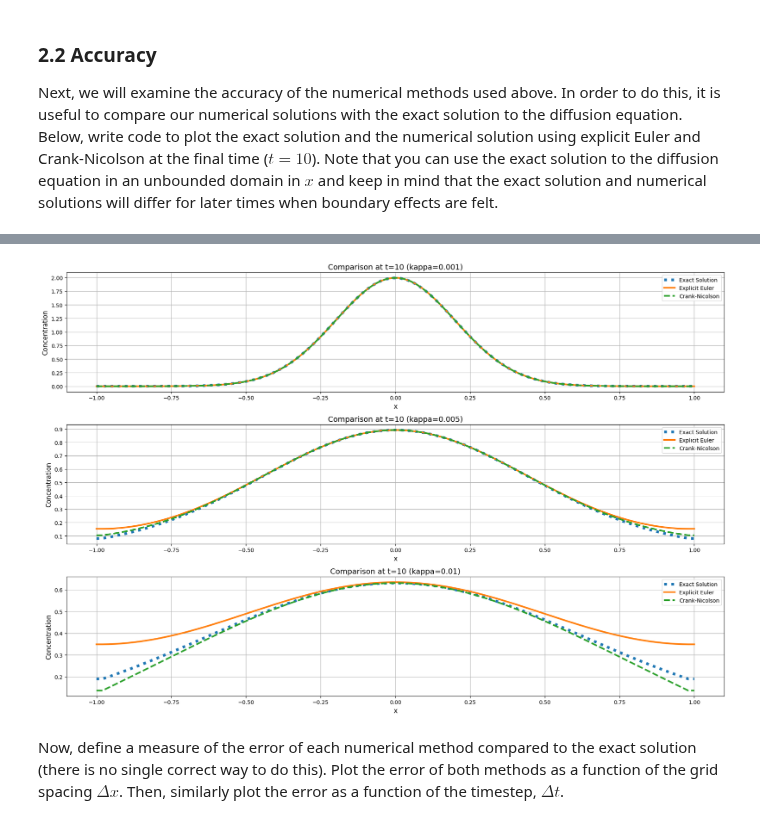
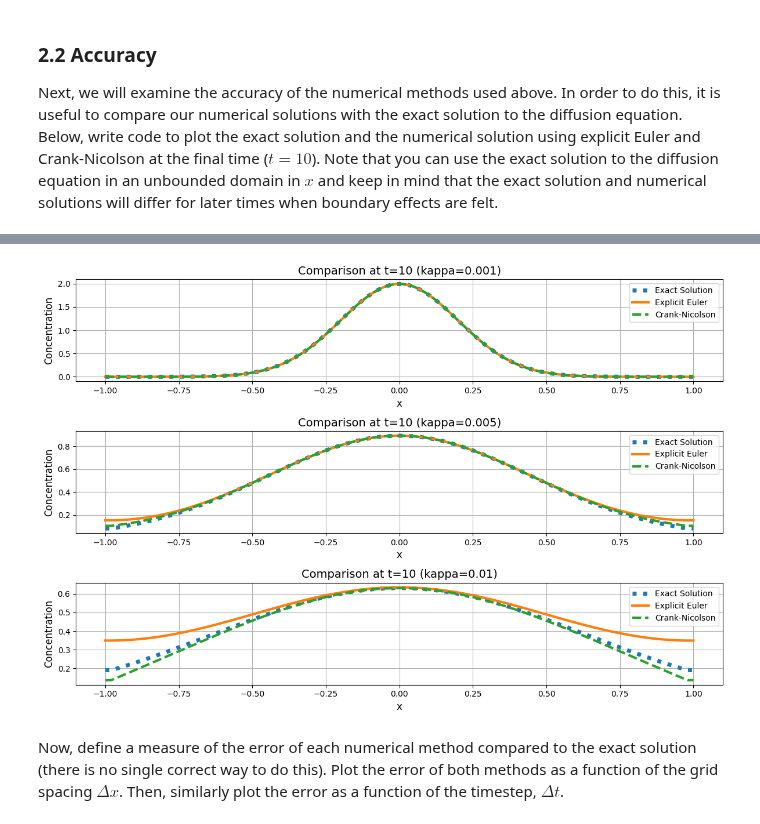
Before and after one commit to Zero-Rae/QCES123, a Jupyter notebook: Project1_numerical_methods.ipynb, the cells around one changed output, grey strips where cells are left out. Cells and saved outputs as stored; diff of their text form; code cells hidden in the pictures.

```diff
--- a/Project1_numerical_methods.ipynb
+++ b/Project1_numerical_methods.ipynb
@@ -259,7 +259,7 @@ Nx = 100
 kappa_values1 = [0.001, 0.005, 0.01]  # Different diffusivity values
 x = np.linspace(x_start, x_end, Nx)
 
-plt.figure(figsize=(18, 12))
+plt.figure(figsize=(12, 8))
 
 
 for i, kappa in enumerate(kappa_values1):
@@ -292,4 +292,4 @@ Crank-Nicolson method took 0.10 seconds
-[figure, old version]
+[figure, new version]
 # %% [markdown]
 Now, define a measure of the error of each numerical method compared to the exact solution (there is no single correct way to do this). Plot the error of both methods as a function of the grid spacing $\Delta x$. Then, similarly plot the error as a function of the timestep, $\Delta t$.
 # %% [markdown]
```
Also changed, not shown: parts of 5 cells of this notebook.
